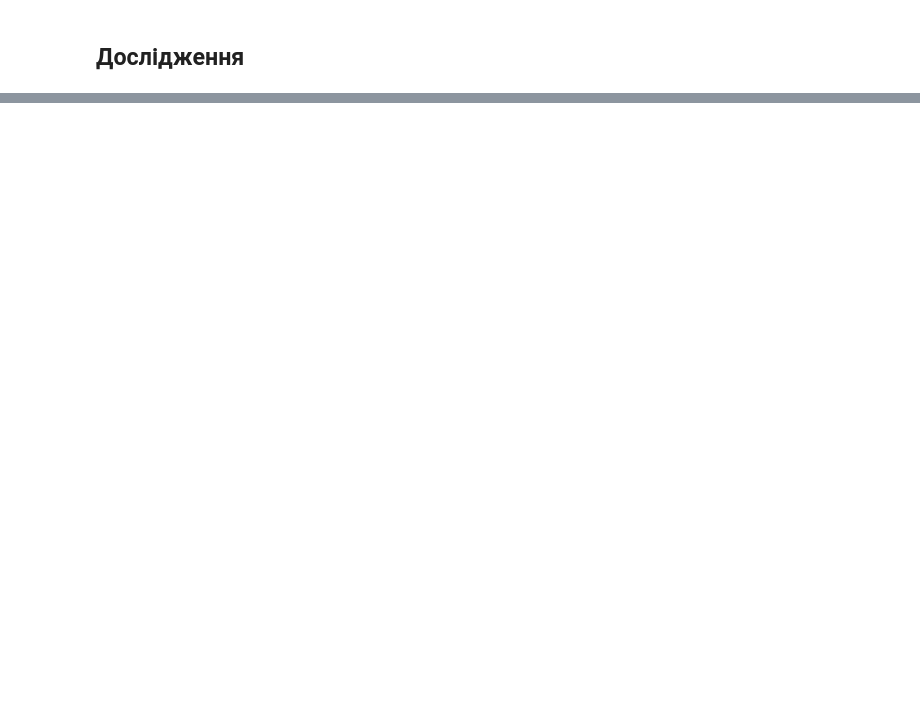
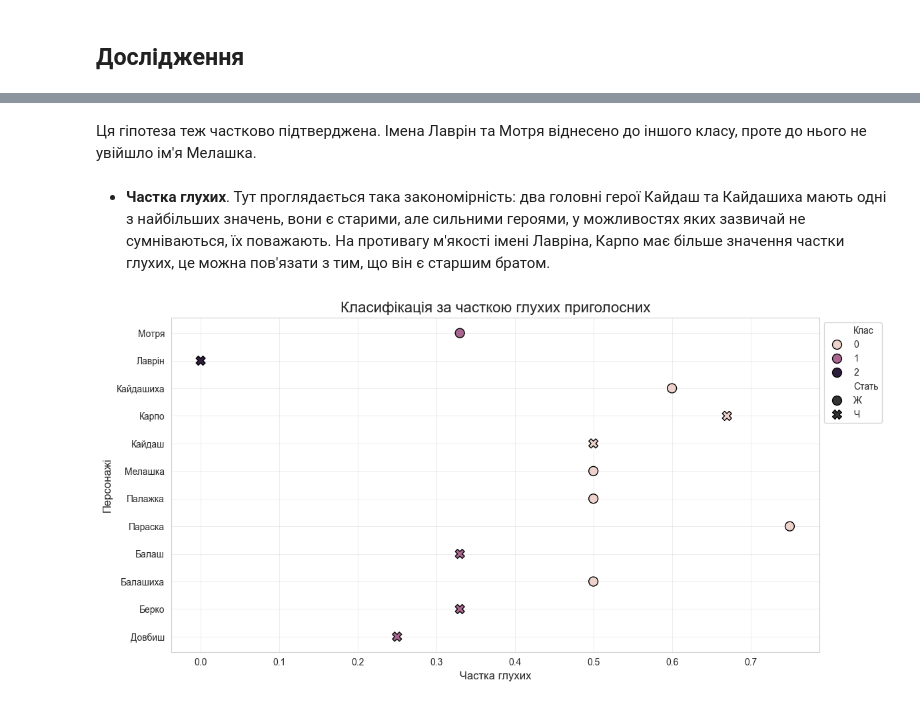
Before and after one commit to mzabrodin/nlp-book-analysis, a Jupyter notebook: lab02/Zabrodin_file_6.ipynb, the cells around one changed output, grey strips where cells are left out. Saved outputs shown, nothing was run; the diff lists cells and outputs as text; code cells hidden in the pictures; blank space fills up the shorter version.

```diff
--- a/lab02/Zabrodin_file_6.ipynb
+++ b/lab02/Zabrodin_file_6.ipynb
@@ -160,0 +305,47 @@ display(df_phonetics)
+# %% [markdown]
+Ця гіпотеза теж частково підтверджена. Імена Лаврін та Мотря віднесено до іншого класу, проте до нього не увійшло ім'я Мелашка.
+# %% [markdown]
+* **Частка глухих**. Тут проглядається така закономірність: два головні герої Кайдаш та Кайдашиха мають одні з найбільших значень, вони є старими, але сильними героями, у можливостях яких зазвичай не сумніваються, їх поважають. На противагу м'якості імені Лавріна, Карпо має більше значення частки глухих, це можна пов'язати з тим, що він є старшим братом.
+# %%
+OUTPUT_IMAGE = "Zabrodin_voiceless_ratio.png"
+
+df_voiceless = pd.read_csv(INPUT_FILE)
+df_voiceless['Стать'] = df_voiceless['Персонаж'].map(gender_map)
+
+features = ['Частка глухих']
+X = df_voiceless[features]
+
+scaler = StandardScaler()
+X_scaled = scaler.fit_transform(X)
+
+kmeans = KMeans(n_clusters=3, random_state=42, n_init=10)
+df_voiceless['Клас'] = kmeans.fit_predict(X_scaled)
+
+sns.set_style("whitegrid")
+
+fig, ax = plt.subplots(figsize=(12, 6))
+
+sns.scatterplot(
+    data=df_voiceless,
+    x='Частка глухих',
+    y='Персонаж',
+    hue='Клас',
+    style="Стать",
+    s=100,
+    edgecolor='black',
+    linewidth=1,
+    ax=ax
+)
+
+sns.move_legend(ax, "upper left", bbox_to_anchor=(1, 1))
+
+ax.set_title("Класифікація за часткою глухих приголосних", fontsize=16)
+ax.set_xlabel("Частка глухих", fontsize=12)
+ax.set_ylabel("Персонажі", fontsize=12)
+plt.tight_layout()
+
+plt.savefig(OUTPUT_IMAGE, format='png', transparent=True, dpi=300)
+
+plt.show()
+# %% [output]
+[figure, added]
```
Also changed, not shown: parts of 21 cells of this notebook, 7 other files.
